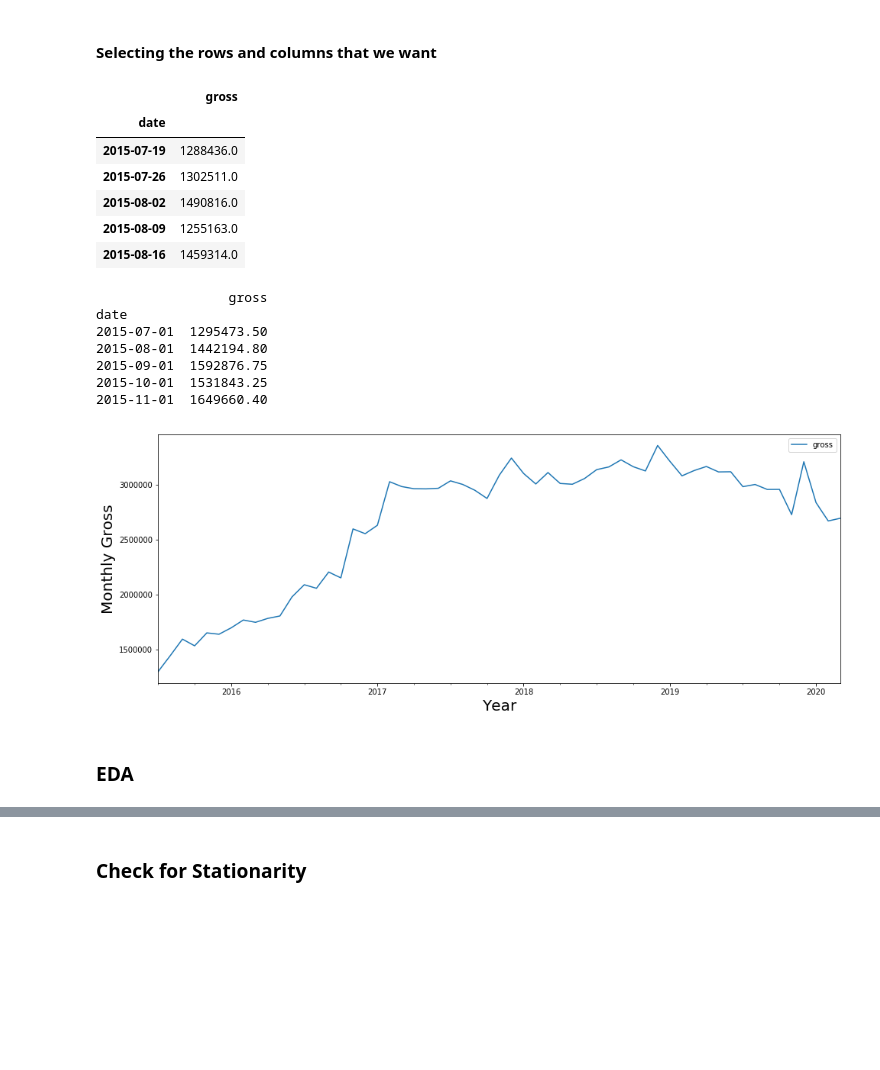
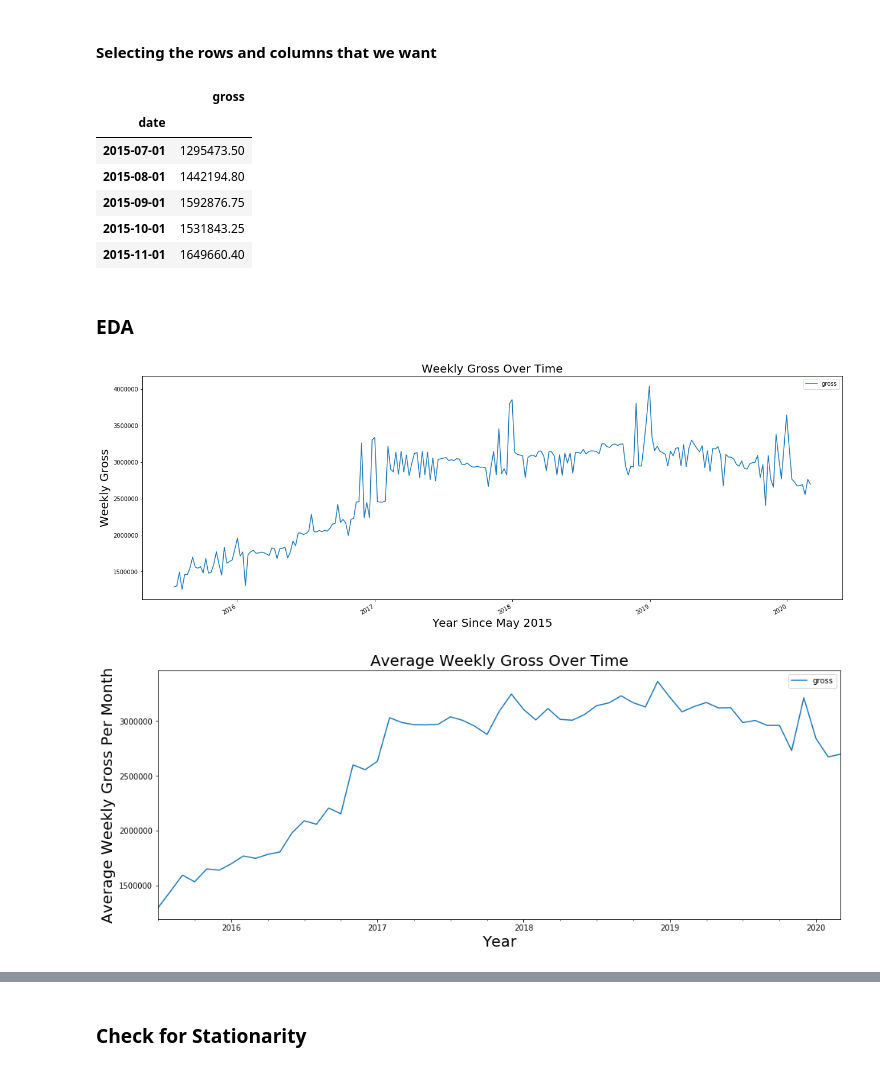
Before and after one commit to yjschein/Broadway_Show_Predictions, a Jupyter notebook: FinalNotebook.ipynb, the cells around one changed output, grey strips where cells are left out. Drawn from its saved outputs; the diff is of its cells as text; code cells hidden in the pictures; blank space fills up the shorter version.

Commit message:
added images to both

```diff
--- a/FinalNotebook.ipynb
+++ b/FinalNotebook.ipynb
@@ -53,43 +53,45 @@ df.rename(columns = {"weekly_gross": "gross"}, inplace = True)
 # Step 4: change date column to type 'datetime64[ns]'
 df['date'] = df['date'].astype('datetime64[ns]')
 
-# set the df equal to month and create a month column so we can create a season column later on
+# Step 5: set the df equal to df_month
 df_month = df
 
-# Step 5: make date the index
+# Step 6: make date the index
 df.set_index('date', inplace=True)
 
-#Step 6: Set it equal to 'df_week'
+#Step 7: Set it equal to 'df_week'
 df_week = df
 
-#Step 7: Look at the final table
+# Step 8: Downsampling to a month
+df_month = df.resample('MS').mean()
+
+#Step 9: Look at the final table
 df_month.head()
 # %% [output]
 |  | gross |
 | date |  |
-| 2015-07-19 | 1288436.0 |
-| 2015-07-26 | 1302511.0 |
-| 2015-08-02 | 1490816.0 |
-| 2015-08-09 | 1255163.0 |
-| 2015-08-16 | 1459314.0 |
+| 2015-07-01 | 1295473.50 |
+| 2015-08-01 | 1442194.80 |
+| 2015-09-01 | 1592876.75 |
+| 2015-10-01 | 1531843.25 |
+| 2015-11-01 | 1649660.40 |
-# %%
-# Downsampling to a month
-df_month = df.resample('MS').mean()
-print(df_month.head())
-
-# line plot for a month at a time
-df_month.plot(figsize = (16,6));
-plt.xlabel('Year', fontsize=20)
-plt.ylabel('Monthly Gross', fontsize=20)
-plt.show()
-# %% [output]
-                 gross
-date
-2015-07-01  1295473.50
-2015-08-01  1442194.80
-2015-09-01  1592876.75
-2015-10-01  1531843.25
-2015-11-01  1649660.40
-[figure, removed]
 # %% [markdown]
 ### EDA
+# %%
+# line plot for week at a time
+df.plot(figsize = (22,8))
+plt.xlabel('Year Since May 2015', fontsize=20)
+plt.ylabel('Weekly Gross', fontsize=20)
+plt.title("Weekly Gross Over Time", fontsize=20)
+plt.show()
+# %% [output]
+[figure, added]
+# %%
+# line plot for a month at a time
+df_month.plot(figsize = (16,6));
+plt.xlabel('Year', fontsize=20)
+plt.ylabel('Average Weekly Gross Per Month', fontsize=20)
+plt.title("Average Weekly Gross Over Time", fontsize=20)
+plt.show()
+# %% [output]
+[figure, added]
```
Also changed, not shown: parts of 8 cells of this notebook, 1 other file.
